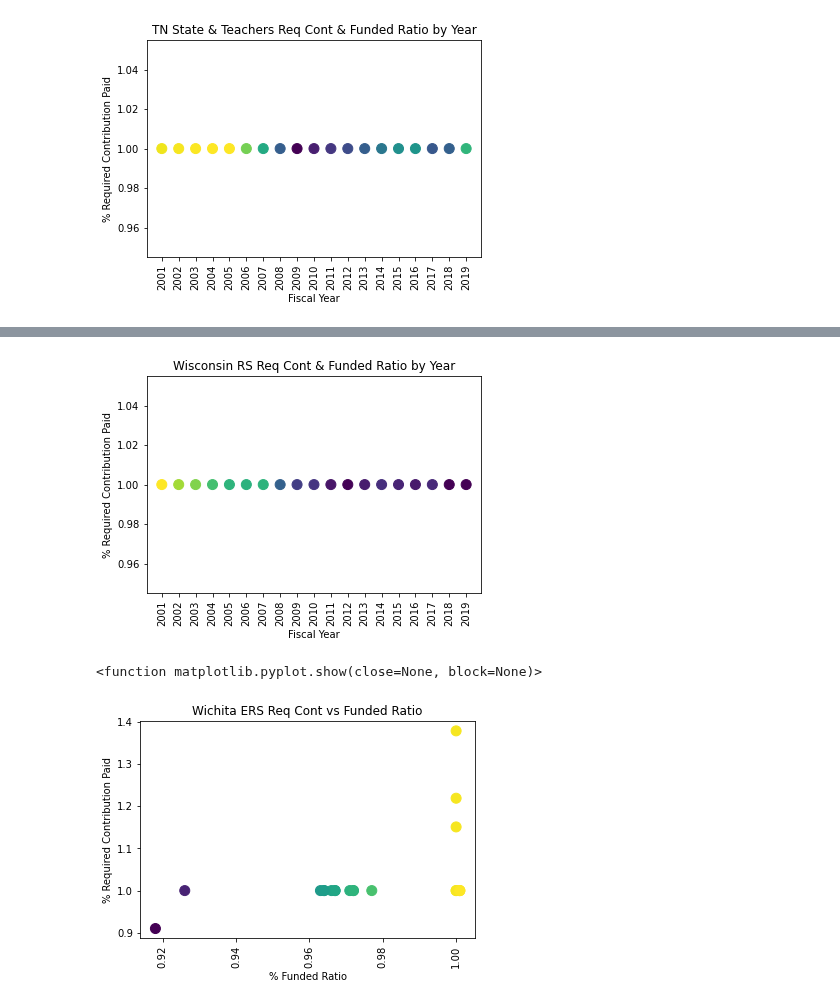
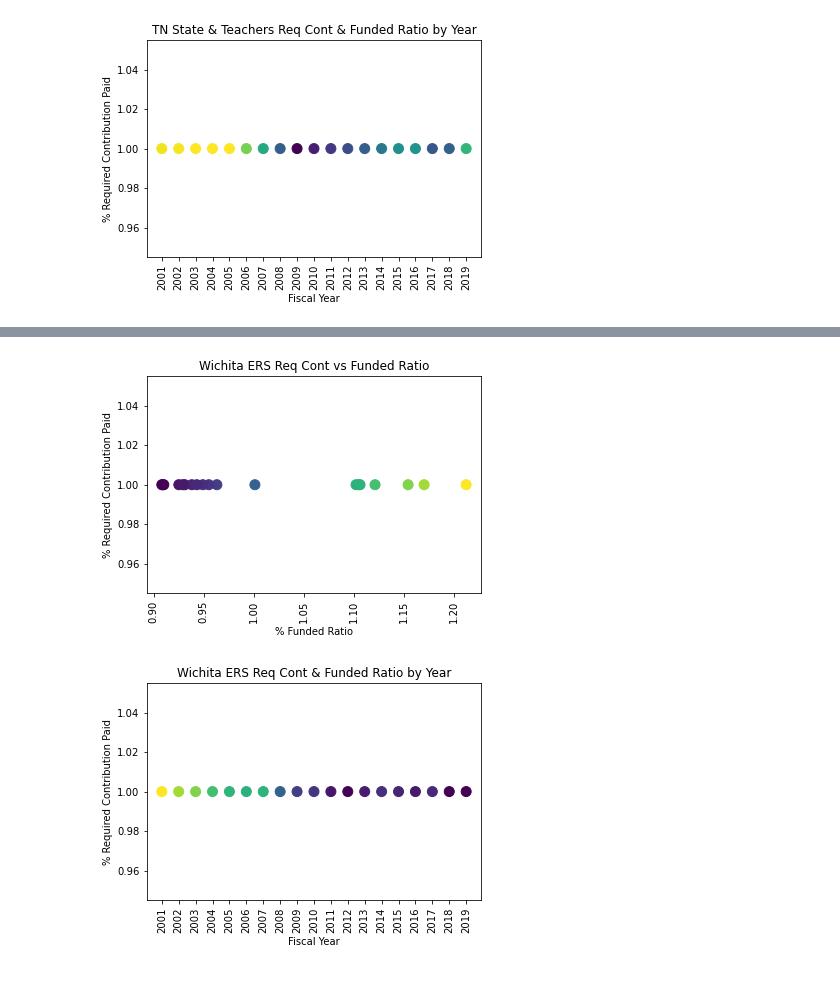
Before and after one commit to DeltaDeutsch/PPD-Group-Project, a Jupyter notebook: PPD Group Funding Cont.ipynb, the cells around one changed output, grey strips where cells are left out. Saved outputs shown, nothing was run; the diff lists cells and outputs as text; code cells hidden in the pictures.

```diff
--- a/PPD Group Funding Cont.ipynb
+++ b/PPD Group Funding Cont.ipynb
@@ -147,5 +159,17 @@ plt.show
+# %%
+plt.title("Wichita ERS Req Cont vs Funded Ratio")
+plt.ylabel("% Required Contribution Paid")
+plt.xlabel("% Funded Ratio")
+#plt.plot(x_values,regress_values,"r-")
+#plt.annotate(line_eq,(16,50))
+plt.scatter(plan_179_fundrat,plan_179_contpaid,c=plan_179_fundrat, s=100)
+plt.xticks(rotation=90)
+plt.show
+plt.savefig('plot images\plan_179_cont_v_fundrat.png')
+# %% [output]
+[figure, added]
 # %%
-plt.title("Wisconsin RS Req Cont & Funded Ratio by Year")
+plt.title("Wichita ERS Req Cont & Funded Ratio by Year")
 plt.ylabel("% Required Contribution Paid")
 plt.xlabel("Fiscal Year")
 #plt.plot(x_values,regress_values,"r-")
@@ -153,18 +177,6 @@ plt.xlabel("Fiscal Year")
 plt.scatter(plan_179_fy,plan_179_contpaid,c=plan_179_fundrat, s=100)
 plt.xticks(rotation=90)
 plt.show
-plt.savefig('plot images\plan_101_cont_v_year.png')
+plt.savefig('plot images\plan_179_cont_v_year.png')
 # %% [output]
-[figure, old version]
+[figure, new version]
-# %%
-plt.title("Wichita ERS Req Cont vs Funded Ratio")
-plt.ylabel("% Required Contribution Paid")
-plt.xlabel("% Funded Ratio")
-#plt.plot(x_values,regress_values,"r-")
-#plt.annotate(line_eq,(16,50))
-plt.scatter(plan_101_fundrat,plan_101_contpaid,c=plan_101_fundrat, s=100)
-plt.xticks(rotation=90)
-plt.show
-# %% [output]
-<function matplotlib.pyplot.show(close=None, block=None)>
-[figure, removed]
```
Also changed, not shown: parts of 6 cells of this notebook, 12 other files.
